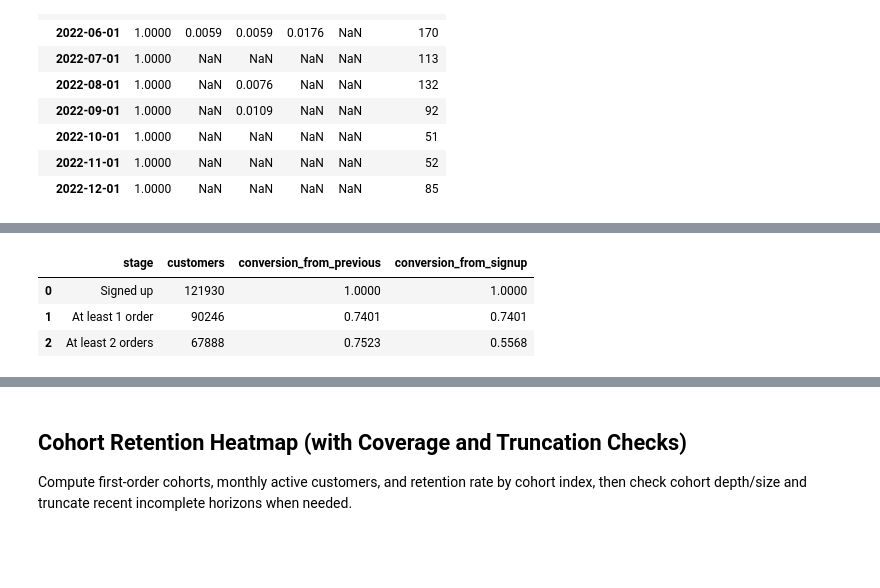
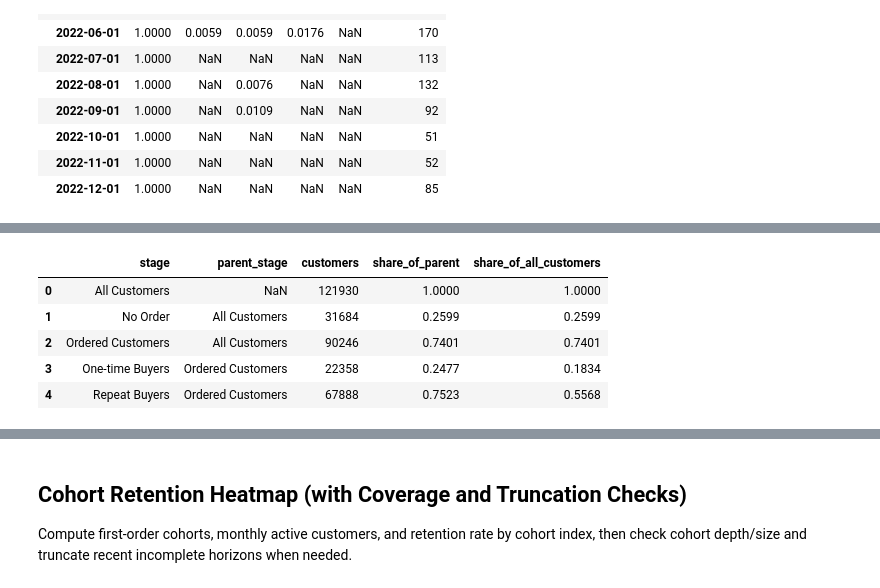
Before and after one commit to NgTHung/DATATHON-2026-r1, a Jupyter notebook: notebooks/Demand-side.ipynb, the cells around one changed output, grey strips where cells are left out. Cells and saved outputs as stored; diff of their text form; code cells hidden in the pictures; blank space fills up the shorter version.

Commit message:
feat: completed funnel and business insight for funnel

```diff
--- a/notebooks/Demand-side.ipynb
+++ b/notebooks/Demand-side.ipynb
@@ -6,7 +6,6 @@ Goal: initialize demand-side analysis with customer cohort retention views, then
 ## Setup
 # %%
 from pathlib import Path
-import sys
 
 import matplotlib.pyplot as plt
 import pandas as pd
@@ -15,9 +14,8 @@ import seaborn as sns
 PROJECT_ROOT = Path.cwd().resolve()
 if PROJECT_ROOT.name == "notebooks":
     PROJECT_ROOT = PROJECT_ROOT.parent
-sys.path.insert(0, str(PROJECT_ROOT / "src"))
 
-from datathon_2026_r1.eda import load_all_tables
+DERIVED_DATA_DIR = PROJECT_ROOT / "data" / "derived"
 
 pd.set_option("display.max_columns", 80)
 pd.set_option("display.float_format", "{:.4f}".format)
@@ -294,72 +318,79 @@ Compute stage counts and conversion rates, then validate join coverage, missing
 # %%
-funnel_customer_base = customers[["customer_id", "signup_date"]].copy()
-funnel_total_signed_up = int(funnel_customer_base["customer_id"].nunique())
+funnel_customer_base = customer_fact[["customer_id", "signup_date", "orders_count"]].copy()
+funnel_total_customers = int(funnel_customer_base["customer_id"].nunique())
 
-order_customer_counts = (
-    orders.groupby("customer_id", as_index=False)
-    .agg(order_count=("order_id", "nunique"))
-)
+funnel_stage = funnel_customer_base.rename(columns={"orders_count": "order_count"})
+funnel_stage["order_count"] = funnel_stage["order_count"].fillna(0).astype(int)
+funnel_stage["has_order"] = funnel_stage["order_count"] >= 1
+funnel_stage["is_one_time_buyer"] = funnel_stage["order_count"] == 1
+funnel_stage["is_repeat_buyer"] = funnel_stage["order_count"] >= 2
 
-funnel_stage = funnel_customer_base.merge(order_customer_counts, on="customer_id", how="left")
-funnel_stage["order_count"] = funnel_stage["order_count"].fillna(0).astype(int)
-funnel_stage["has_first_order"] = funnel_stage["order_count"] >= 1
-funnel_stage["has_second_order"] = funnel_stage["order_count"] >= 2
-
-customers_with_first_order = int(funnel_stage["has_first_order"].sum())
-customers_with_second_order = int(funnel_stage["has_second_order"].sum())
-non_purchasers_count = funnel_total_signed_up - customers_with_first_order
+ordered_customers_count = int(funnel_stage["has_order"].sum())
+no_order_customers_count = funnel_total_customers - ordered_customers_count
+one_time_buyers_count = int(funnel_stage["is_one_time_buyer"].sum())
+repeat_buyers_count = int(funnel_stage["is_repeat_buyer"].sum())
 
 funnel_stage_counts = pd.DataFrame(
     [
-        {"stage": "Signed up", "customers": funnel_total_signed_up},
-        {"stage": "At least 1 order", "customers": customers_with_first_order},
-        {"stage": "At least 2 orders", "customers": customers_with_second_order},
+        {"stage": "All Customers", "parent_stage": pd.NA, "customers": funnel_total_customers},
+        {"stage": "No Order", "parent_stage": "All Customers", "customers": no_order_customers_count},
+        {"stage": "Ordered Customers", "parent_stage": "All Customers", "customers": ordered_customers_count},
+        {"stage": "One-time Buyers", "parent_stage": "Ordered Customers", "customers": one_time_buyers_count},
+        {"stage": "Repeat Buyers", "parent_stage": "Ordered Customers", "customers": repeat_buyers_count},
     ]
 )
-funnel_stage_counts["conversion_from_previous"] = [
+funnel_stage_counts["share_of_parent"] = [
     1.0,
-    customers_with_first_order / funnel_total_signed_up if funnel_total_signed_up > 0 else pd.NA,
-    customers_with_second_order / customers_with_first_order if customers_with_first_order > 0 else pd.NA,
+    no_order_customers_count / funnel_total_customers if funnel_total_customers > 0 else pd.NA,
+    ordered_customers_count / funnel_total_customers if funnel_total_customers > 0 else pd.NA,
+    one_time_buyers_count / ordered_customers_count if ordered_customers_count > 0 else pd.NA,
+    repeat_buyers_count / ordered_customers_count if ordered_customers_count > 0 else pd.NA,
 ]
-funnel_stage_counts["conversion_from_signup"] = [
+funnel_stage_counts["share_of_all_customers"] = [
     1.0,
-    customers_with_first_order / funnel_total_signed_up if funnel_total_signed_up > 0 else pd.NA,
-    customers_with_second_order / funnel_total_signed_up if funnel_total_signed_up > 0 else pd.NA,
+    no_order_customers_count / funnel_total_customers if funnel_total_customers > 0 else pd.NA,
+    ordered_customers_count / funnel_total_customers if funnel_total_customers > 0 else pd.NA,
+    one_time_buyers_count / funnel_total_customers if funnel_total_customers > 0 else pd.NA,
+    repeat_buyers_count / funnel_total_customers if funnel_total_customers > 0 else pd.NA,
 ]
 
-order_join_check = orders[["order_id", "customer_id"]].merge(
+order_join_check = order_fact[["order_id", "customer_id"]].merge(
     funnel_customer_base[["customer_id"]],
     on="customer_id",
     how="left",
     indicator=True,
 )
 matched_orders = int((order_join_check["_merge"] == "both").sum())
 unmatched_orders = int((order_join_check["_merge"] == "left_only").sum())
 
 funnel_checks = pd.DataFrame(
     [
         {
             "customer_order_join_coverage_pct": matched_orders / len(order_join_check) if len(order_join_check) > 0 else pd.NA,
             "orders_with_missing_customer_dim_key": unmatched_orders,
             "customers_with_missing_signup_date": int(funnel_customer_base["signup_date"].isna().sum()),
             "customers_with_missing_signup_date_pct": float(funnel_customer_base["signup_date"].isna().mean()),
-            "non_purchasers_count": non_purchasers_count,
-            "non_purchasers_pct": non_purchasers_count / funnel_total_signed_up if funnel_total_signed_up > 0 else pd.NA,
-            "non_purchasers_material_threshold_pct": 0.10,
-            "non_purchasers_material_flag": bool(
-                (non_purchasers_count / funnel_total_signed_up) >= 0.10
-            ) if funnel_total_signed_up > 0 else pd.NA,
+            "no_order_customers_count": no_order_customers_count,
+            "no_order_customers_pct": no_order_customers_count / funnel_total_customers if funnel_total_customers > 0 else pd.NA,
+            "ordered_customers_count": ordered_customers_count,
+            "one_time_buyers_count": one_time_buyers_count,
+            "repeat_buyers_count": repeat_buyers_count,
+            "buyer_split_reconciles_flag": bool(
+                one_time_buyers_count + repeat_buyers_count == ordered_customers_count
+            ),
         }
     ]
 )
 
 display(funnel_stage_counts)
 funnel_checks
 # %% [output]
-|  | stage | customers | conversion_from_previous | conversion_from_signup |
-| 0 | Signed up | 121930 | 1.0000 | 1.0000 |
-| 1 | At least 1 order | 90246 | 0.7401 | 0.7401 |
-| 2 | At least 2 orders | 67888 | 0.7523 | 0.5568 |
+|  | stage | parent_stage | customers | share_of_parent | share_of_all_customers |
+| 0 | All Customers | NaN | 121930 | 1.0000 | 1.0000 |
+| 1 | No Order | All Customers | 31684 | 0.2599 | 0.2599 |
+| 2 | Ordered Customers | All Customers | 90246 | 0.7401 | 0.7401 |
+| 3 | One-time Buyers | Ordered Customers | 22358 | 0.2477 | 0.1834 |
+| 4 | Repeat Buyers | Ordered Customers | 67888 | 0.7523 | 0.5568 |
 |  | customer_order_join_coverage_pct | orders_with_missing_customer_dim_key | customers_with_missing_signup_date | customers_with_missing_signup_dat... | ... |
 | 0 | 1.0000 | 0 | 0 | 0.0000 | ... |
 # %%
```
Also changed, not shown: parts of 12 cells of this notebook, 4 other files.
